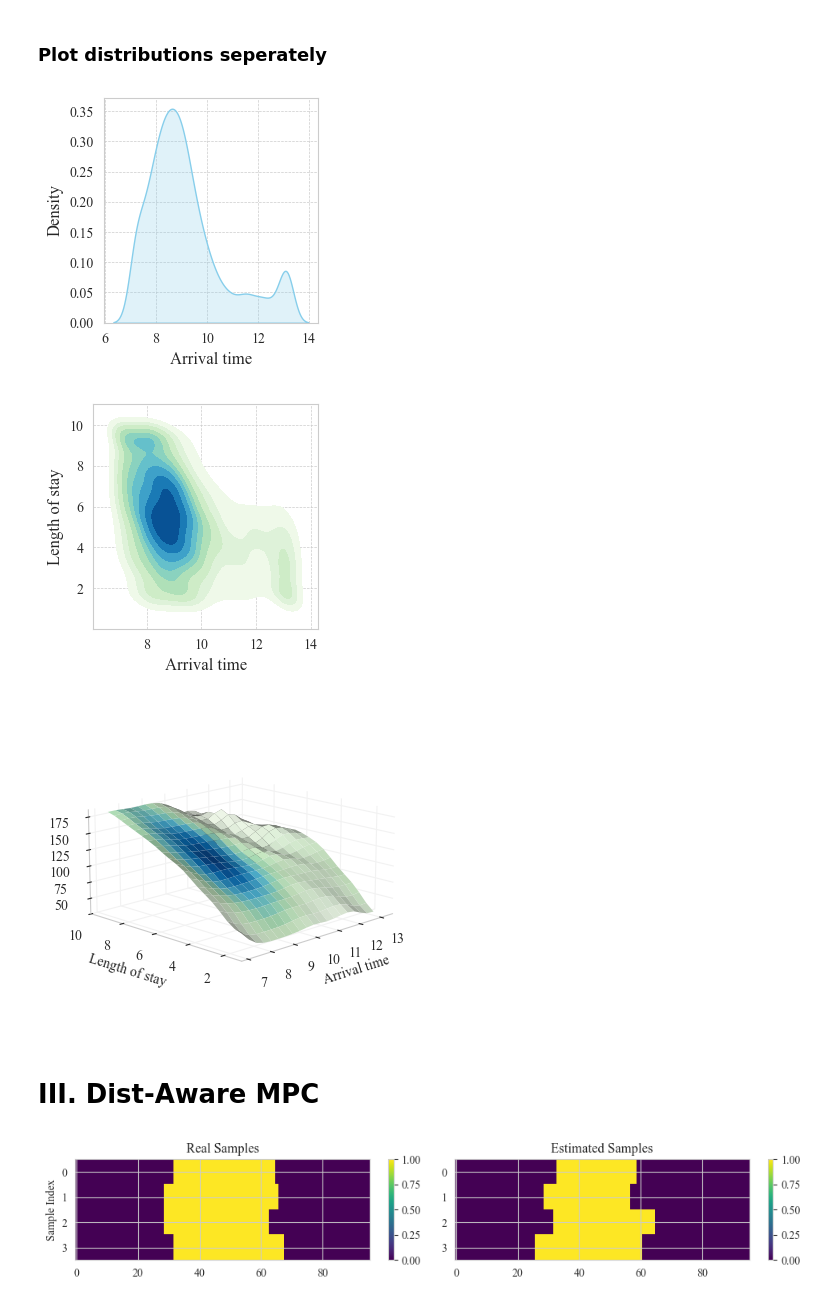
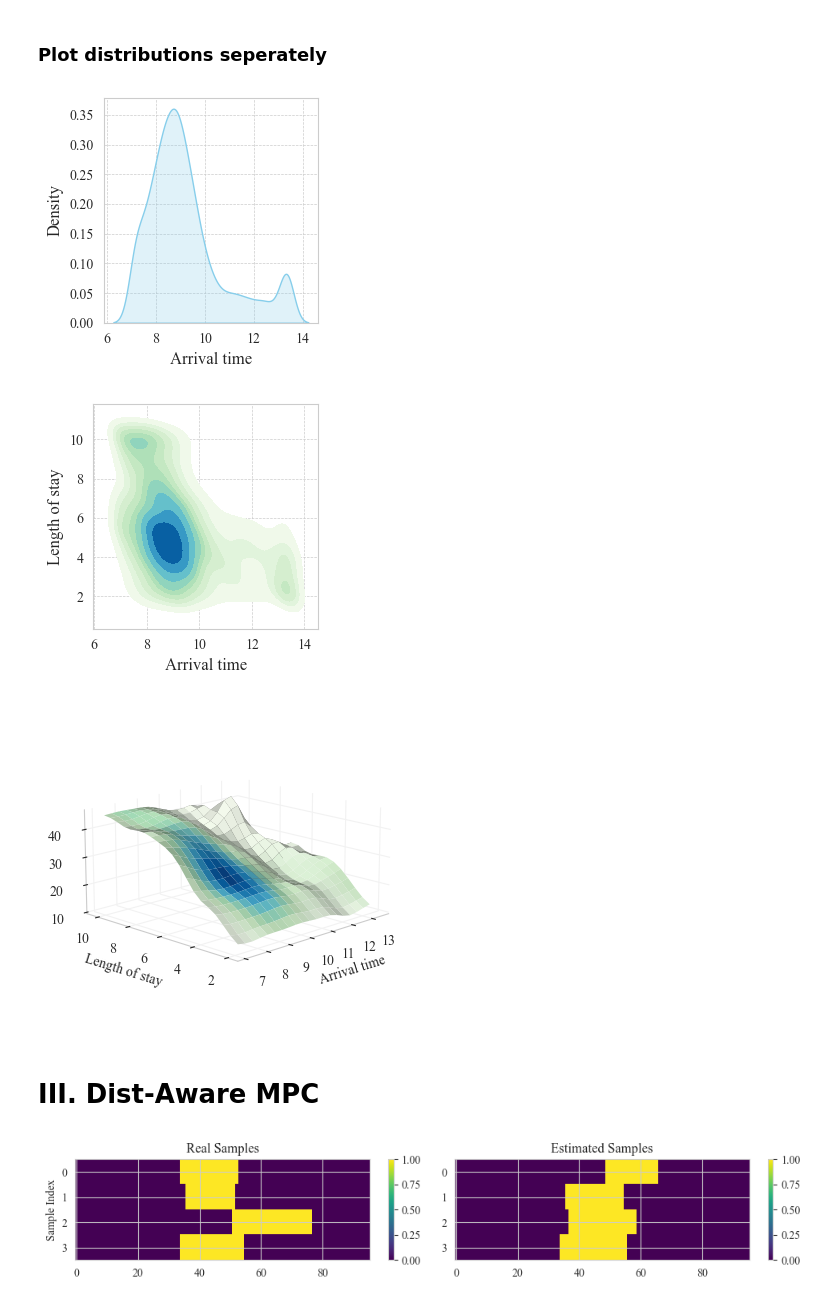
Before and after one commit to ES-Lab/ES-MDN-MPC, a Jupyter notebook: MDN_MPC_res.ipynb, the cells around one changed output. Drawn from its saved outputs; the diff is of its cells as text; code cells hidden in the pictures.

```diff
--- a/MDN_MPC_res.ipynb
+++ b/MDN_MPC_res.ipynb
@@ -196,6 +196,14 @@ class MDN(nn.Module):
         eps = torch.randn_like(mu_selected)
         return mu_selected + sigma_selected * eps                              # (B, D)
 
+    def sample_greedy(self, pi, mu, sigma):
+        batch_size = pi.size(0)
+        # Select the component with highest mixing weight (probability)
+        indices = torch.argmax(pi, dim=-1)                                     # (B,)
+        mu_selected = mu[torch.arange(batch_size), indices]                   # (B, D)
+        # Return the mean (mode) of the selected component without noise
+        return mu_selected                                                     # (B, D)
+
 mdn1 = MDN(input_dim=1, output_dim=1)       # p(arrival)
 mdn2 = MDN(input_dim=1, output_dim=1)       # p(duration | arrival)
 mdn3 = MDN(input_dim=2, output_dim=1)       # p(energy | arrival, duration)
@@ -203,10 +211,10 @@ mdn3 = MDN(input_dim=2, output_dim=1)       # p(energy | arrival, duration)
 optim = torch.optim.Adam(
     list(mdn1.parameters()) +
     list(mdn2.parameters()) +
-    list(mdn3.parameters()), lr=1e-2
-)
+    list(mdn3.parameters()),
+    lr=1e-3)
 
-for epoch in range(8001):
+for epoch in range(20001):
     batch = ev_data  # shape: (B, 3)
     arrival = batch[:, 0:1].float()+2
     duration = batch[:, 1:2].float()
@@ -419,7 +435,7 @@ plt.grid(True, which='both', linestyle='--', linewidth=0.5)
 plt.tight_layout()
 plt.savefig('p1.png', dpi=300, bbox_inches='tight', pad_inches=0)  # Save with 300 DPI
 # %% [output]
-[figure, old version]
+[figure, new version]
 # %%
 import numpy as np
 import pandas as pd
@@ -451,7 +467,7 @@ plt.grid(True, which='both', linestyle='--', linewidth=0.5)
 plt.tight_layout()
 plt.savefig('p2.png', dpi=300, bbox_inches='tight', pad_inches=0)  # Save with 300 DPI
 # %% [output]
-[figure, old version]
+[figure, new version]
 # %%
 import numpy as np
 import pandas as pd
@@ -505,7 +521,7 @@ colormap = cm.get_cmap('GnBu')
 colors = colormap(density_norm)
 
 # Plot the surface
-surf = ax.plot_surface(X, Y, Z, facecolors=colors, edgecolor='none', alpha=1)
+surf = ax.plot_surface(X, Y, Z/4, facecolors=colors, edgecolor='none', alpha=1)
 
 # Label axes and title
 ax.set_xlabel('Arrival time', fontsize=10)
@@ -534,7 +550,7 @@ plt.tight_layout()
 plt.savefig('p3.png', dpi=300, bbox_inches='tight', pad_inches=0.4)
 plt.show()
 # %% [output]
-[figure, old version]
+[figure, new version]
 # %% [markdown]
 # III. Dist-Aware MPC
 # %%
@@ -548,7 +564,7 @@ def get_filtered_samples(mdn1, mdn2, mdn3, n_samples=5000, n_return=4):
     energy_samples = samples[:, 2]
 
     # Filter the samples
-    mask = (arrival_samples >= 0) & (duration_samples >= 6) & (energy_samples >= 0)
+    mask = (arrival_samples >= 8) & (duration_samples >= 4) & (energy_samples >= 0)
     filtered_arrivals = arrival_samples[mask][:n_return]
     filtered_durations = duration_samples[mask][:n_return]
     filtered_energies = energy_samples[mask][:n_return]
@@ -578,31 +594,31 @@ def compute_availability(arrival_times, durations, n_slots=96):
         start_mask | end_mask_wraparound  # Wrap-around case
     )
     return availability_matrix.astype(int)
 
 # Sample once for real
 real_arrivals, real_durations, real_energies = get_filtered_samples(mdn1, mdn2, mdn3)
 
 # Sample once for estimate
 est_arrivals, est_durations, est_energies = get_filtered_samples(mdn1, mdn2, mdn3)
 
 real_availability_matrix = compute_availability(real_arrivals, real_durations)
 est_availability_matrix = compute_availability(est_arrivals, est_durations)
 
 # Plotting with imshow
 fig, axs = plt.subplots(1, 2, figsize=(10, 2))
 
 im0 = axs[0].imshow(real_availability_matrix, aspect='auto', cmap='viridis')
 axs[0].set_title("Real Samples")
 axs[0].set_yticks(range(4))
 axs[0].set_ylabel("Sample Index")
 plt.colorbar(im0, ax=axs[0])
 
 im1 = axs[1].imshow(est_availability_matrix, aspect='auto', cmap='viridis')
 axs[1].set_title("Estimated Samples")
 axs[1].set_yticks(range(4))
 plt.colorbar(im1, ax=axs[1])
 
 plt.tight_layout()
 plt.show()
 # %% [output]
-[figure, old version]
+[figure, new version]
```
Also changed, not shown: parts of 28 cells of this notebook, 5 other files.
